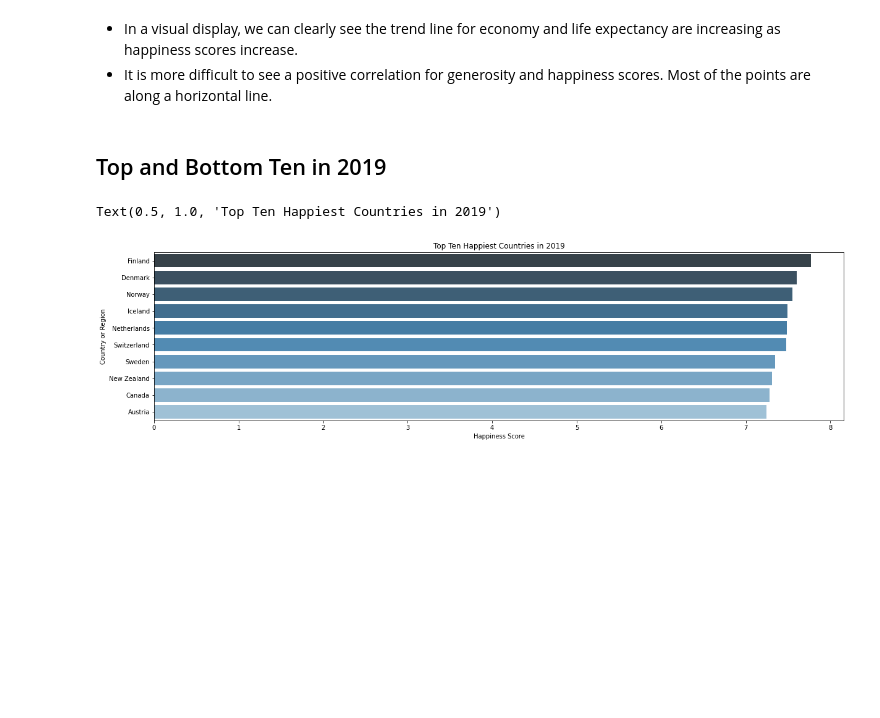
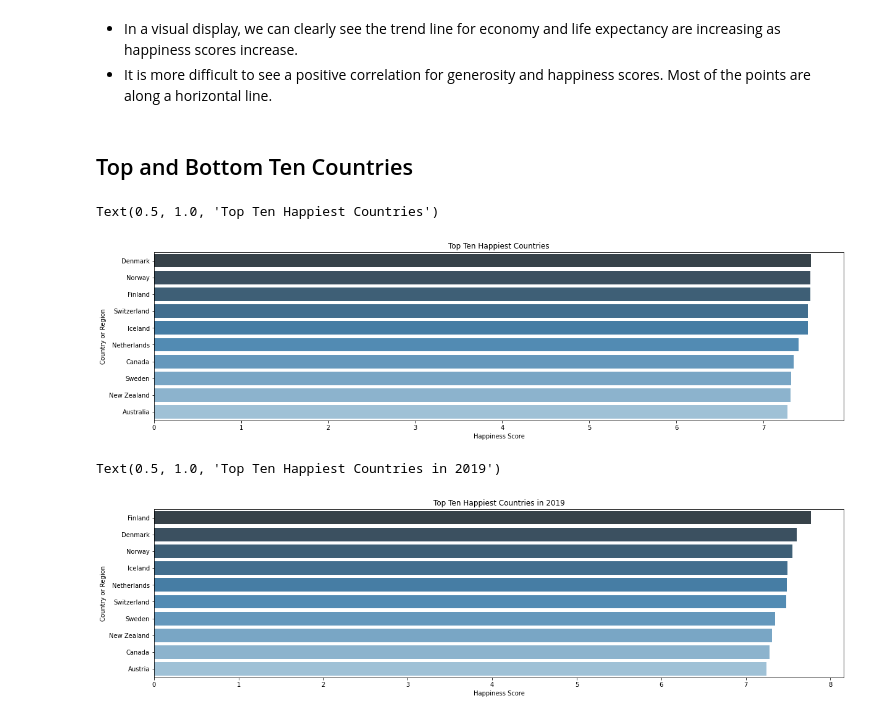
Before and after one commit to samquan/world_happiness, a Jupyter notebook: World Happiness Analysis.ipynb, the cells around one changed output. Cells and saved outputs as stored; diff of their text form; code cells hidden in the pictures; blank space fills up the shorter version.

```diff
--- a/World Happiness Analysis.ipynb
+++ b/World Happiness Analysis.ipynb
@@ -194,7 +212,18 @@ Text(0.5, 1.0, 'Happiness Score vs Generosity')
 - In a visual display, we can clearly see the trend line for economy and life expectancy are increasing as happiness scores increase.
 - It is more difficult to see a positive correlation for generosity and happiness scores. Most of the points are along a horizontal line.
 # %% [markdown]
-## Top and Bottom Ten in 2019
+## Top and Bottom Ten Countries
+# %%
+# Top 10 Happiest Countries by Averages
+
+top_ten_19 = data.groupby(by = ['Country or Region'])['Happiness Score'].mean().reset_index()
+top_ten_19 = top_ten_19.sort_values('Happiness Score', ascending=False).head(10)
+
+sns.barplot(x='Happiness Score', y='Country or Region', data=top_ten_19, palette="Blues_d")
+plt.title('Top Ten Happiest Countries')
+# %% [output]
+Text(0.5, 1.0, 'Top Ten Happiest Countries')
+[figure, added]
 # %%
 # Top 10 Happiest Countries in 2019
 
```
Also changed, not shown: parts of 17 cells of this notebook.
